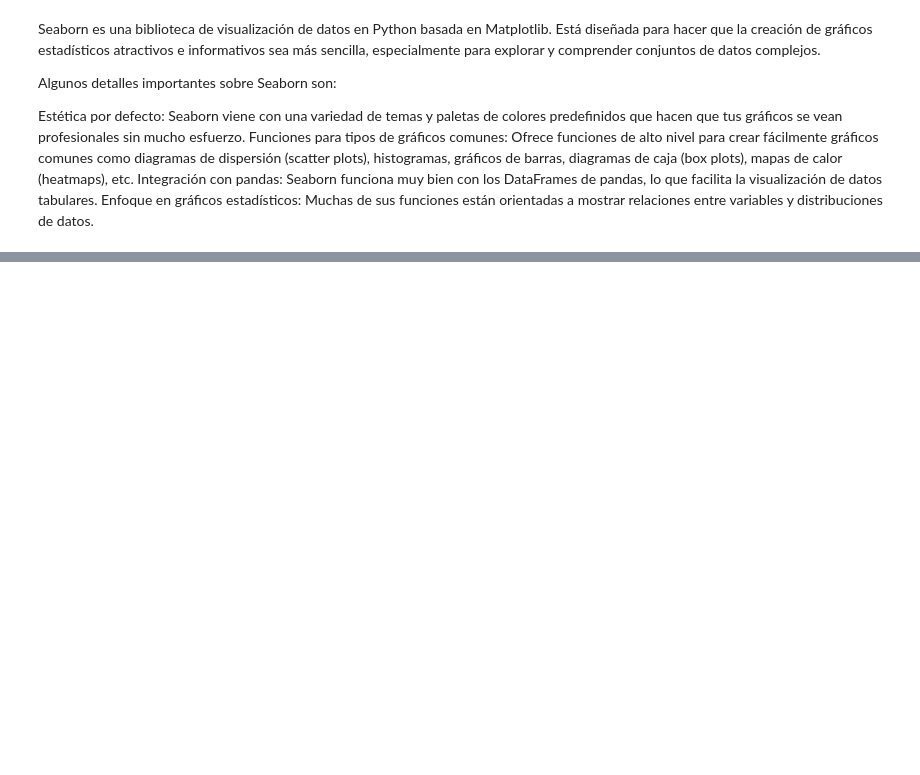
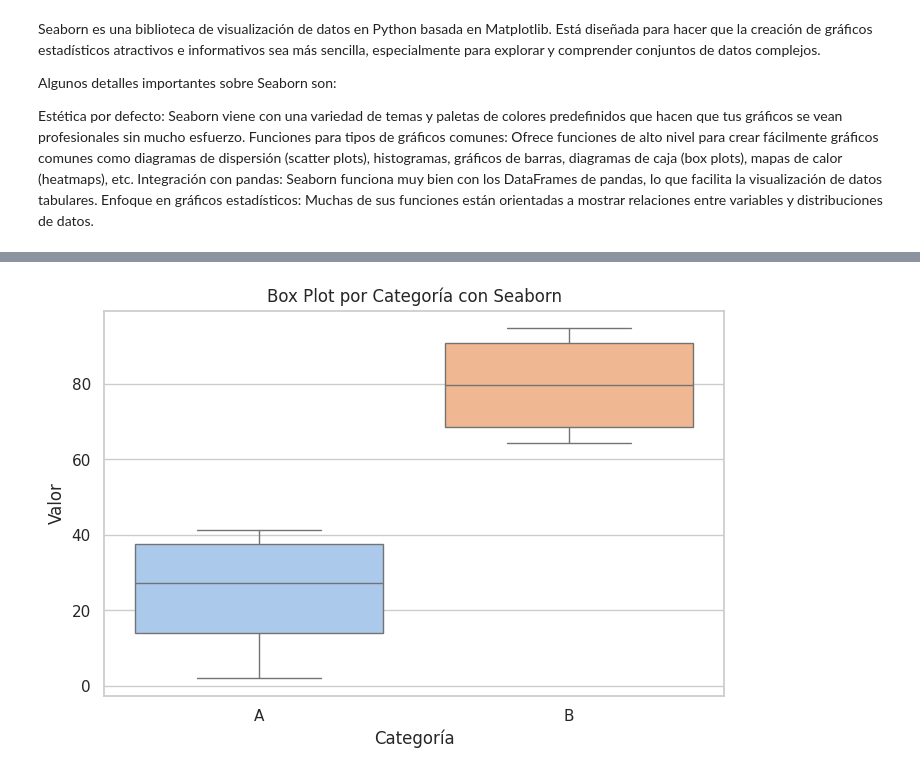
Before and after one commit to brunobobadilla06/Bruno-CienciaDeDatos, a Jupyter notebook: Seaborn.ipynb, the cells around one changed output, grey strips where cells are left out. Drawn from its saved outputs; the diff is of its cells as text; code cells hidden in the pictures; blank space fills up the shorter version.

```diff
--- a/Seaborn.ipynb
+++ b/Seaborn.ipynb
@@ -17,0 +89,10 @@ sns.set_theme(style='whitegrid')
+# %%
+# Crear un box plot con Seaborn
+plt.figure(figsize=(8, 5))
+sns.boxplot(x='Categoria', y='Valor', data=df, palette='pastel', hue='Categoria')
+plt.title('Box Plot por Categoría con Seaborn')
+plt.xlabel('Categoría')
+plt.ylabel('Valor')
+plt.show()
+# %% [output]
+[figure, added]
```
Also changed, not shown: parts of 5 cells of this notebook.
